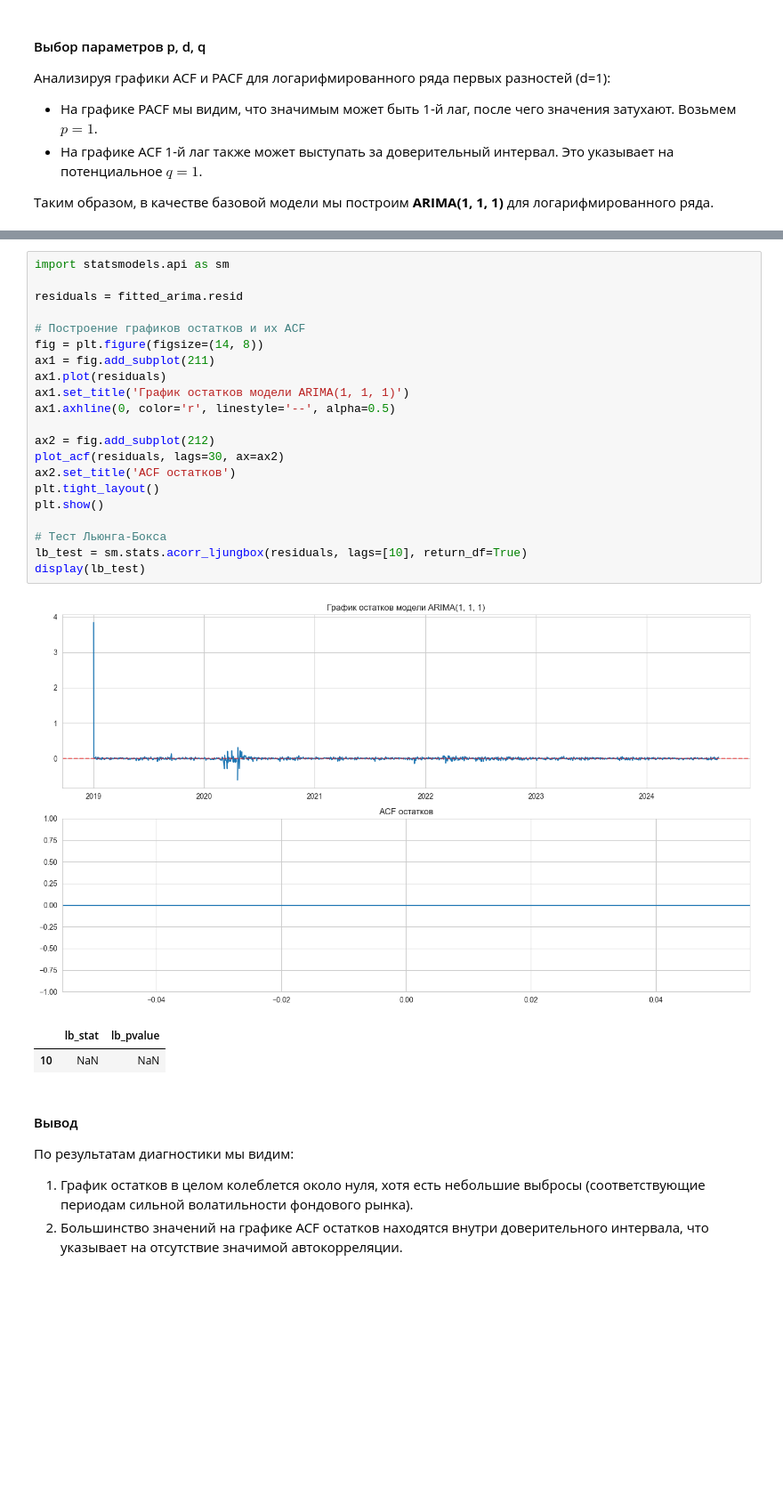
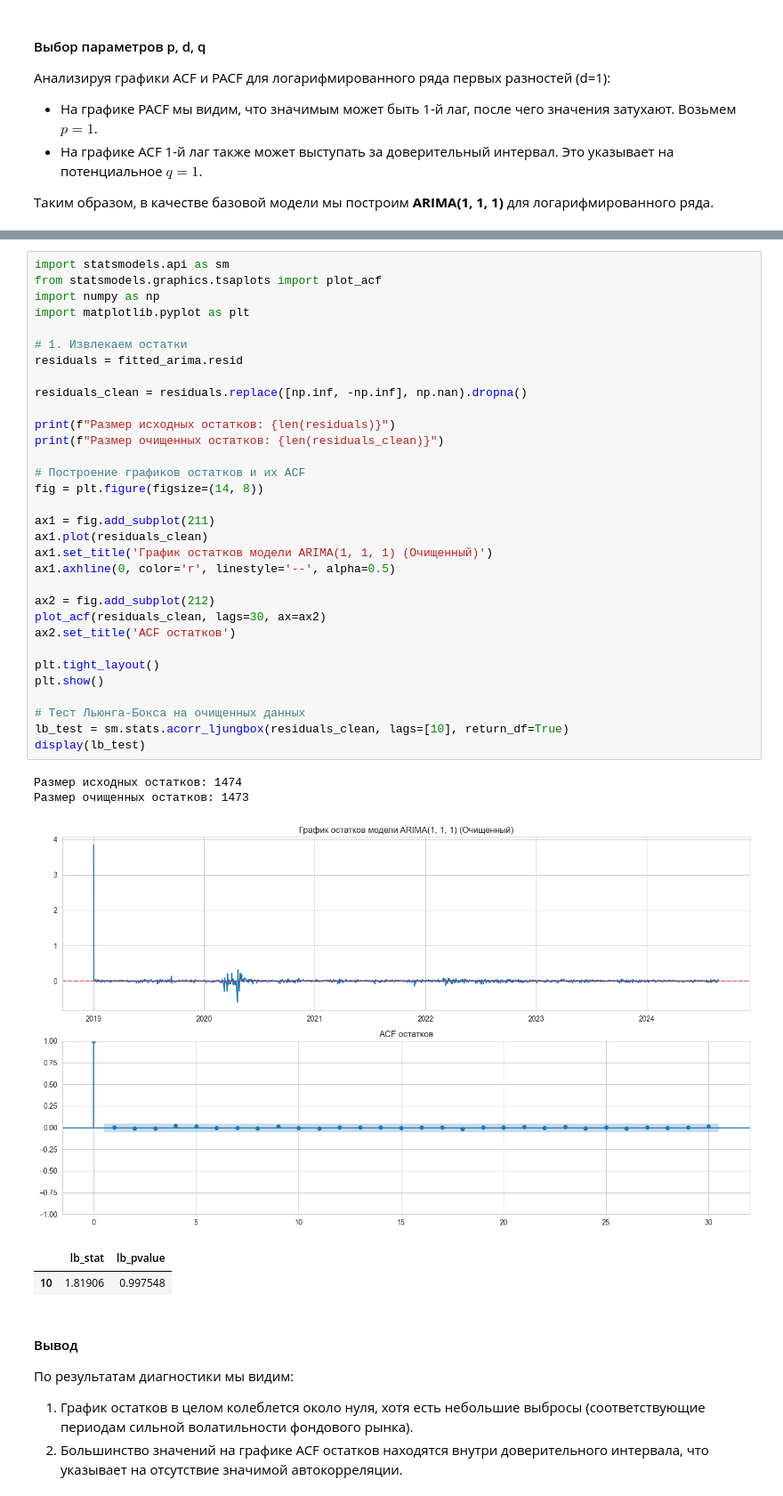
Before and after one commit to ask1d/lab6, a Jupyter notebook: notebooks/06_data_visualisation.ipynb, the cells around one changed output, grey strips where cells are left out. Shown at 89% size. Cells and saved outputs as stored; diff of their text form; blank space fills up the shorter version.

```diff
--- a/notebooks/06_data_visualisation.ipynb
+++ b/notebooks/06_data_visualisation.ipynb
@@ -228,28 +211,41 @@ MAPE: 9.98%
 # %%
 import statsmodels.api as sm
+from statsmodels.graphics.tsaplots import plot_acf
+import numpy as np
+import matplotlib.pyplot as plt
 
+# 1. Извлекаем остатки
 residuals = fitted_arima.resid
+
+residuals_clean = residuals.replace([np.inf, -np.inf], np.nan).dropna()
+
+print(f"Размер исходных остатков: {len(residuals)}")
+print(f"Размер очищенных остатков: {len(residuals_clean)}")
 
 # Построение графиков остатков и их ACF
 fig = plt.figure(figsize=(14, 8))
+
 ax1 = fig.add_subplot(211)
-ax1.plot(residuals)
-ax1.set_title('График остатков модели ARIMA(1, 1, 1)')
+ax1.plot(residuals_clean)
+ax1.set_title('График остатков модели ARIMA(1, 1, 1) (Очищенный)')
 ax1.axhline(0, color='r', linestyle='--', alpha=0.5)
 
 ax2 = fig.add_subplot(212)
-plot_acf(residuals, lags=30, ax=ax2)
+plot_acf(residuals_clean, lags=30, ax=ax2)
 ax2.set_title('ACF остатков')
+
 plt.tight_layout()
 plt.show()
 
-# Тест Льюнга-Бокса
-lb_test = sm.stats.acorr_ljungbox(residuals, lags=[10], return_df=True)
+# Тест Льюнга-Бокса на очищенных данных
+lb_test = sm.stats.acorr_ljungbox(residuals_clean, lags=[10], return_df=True)
 display(lb_test)
 # %% [output]
+Размер исходных остатков: 1474
+Размер очищенных остатков: 1473
-[figure, old version]
+[figure, new version]
 |  | lb_stat | lb_pvalue |
-| 10 | NaN | NaN |
+| 10 | 1.81906 | 0.997548 |
 # %% [markdown]
 #### Вывод
 По результатам диагностики мы видим:
```
Also changed, not shown: parts of 19 cells of this notebook.
